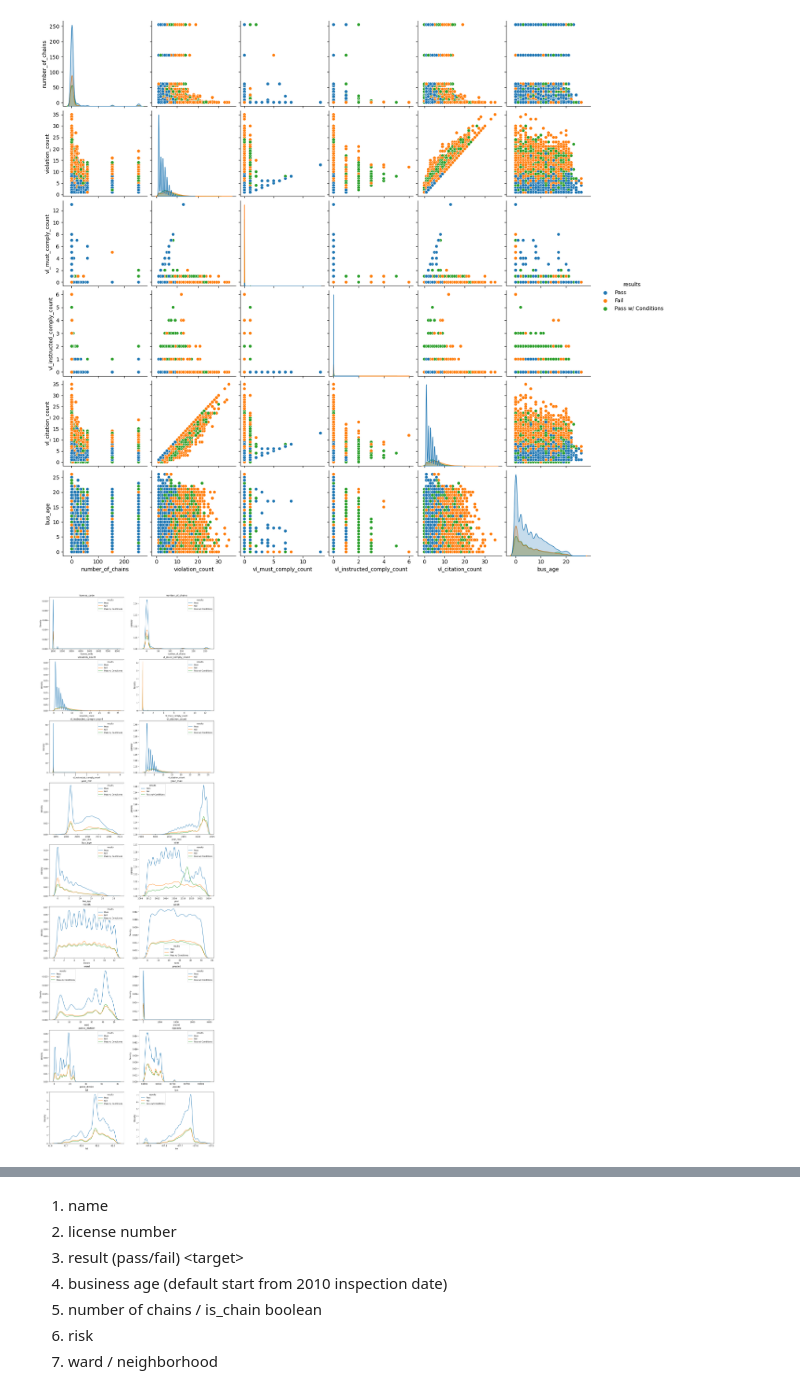
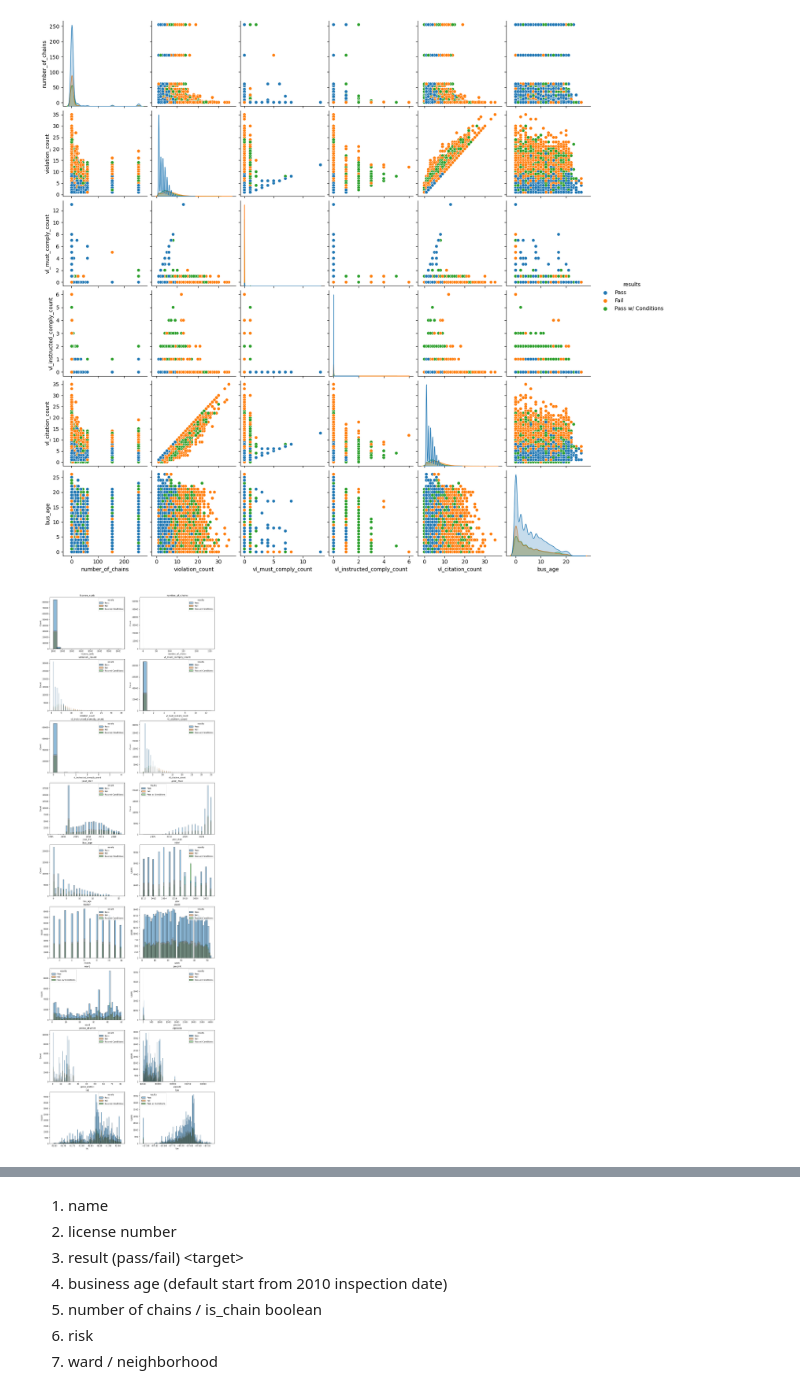
Before and after one commit to ejw-data/proj-food-inspections, a Jupyter notebook: feature_analysis.ipynb, the cells around one changed output, grey strips where cells are left out. Saved outputs shown, nothing was run; the diff lists cells and outputs as text; code cells hidden in the pictures.

```diff
--- a/feature_analysis.ipynb
+++ b/feature_analysis.ipynb
@@ -63,7 +63,7 @@ PIL 9.4.0 asttokens NA backcall 0.2.0 beta_ufunc NA binom_ufunc NA bottleneck 1.
 # %%
 # Read data
 restaurant_df = pd.read_csv('./data/manipulated/combined_data.csv', parse_dates=['inspect_date', 'approx_start_date'])
-restaurant_df['week'] = restaurant_df['inspect_date'].dt.week
+# restaurant_df['week'] = restaurant_df['inspect_date'].dt.week
 restaurant_df.rename(columns={'Unnamed: 0':'original_index'}, inplace=True)
 restaurant_df.head()
 # %% [output]
@@ -440,19 +449,19 @@ sns.pairplot(restaurant_df[numerical_columns], hue='results')
 # %%
 # convert to histogram instead of KDE
 # numerical_columns = restaurant_df.select_dtypes(include=['number']).columns.to_list()
 numerical_columns = ['license_code', 'number_of_chains', 'violation_count', 'vl_must_comply_count', 'vl_instructed_comply_count',
        'vl_citation_count', 'year_min', 'year_max', 'bus_age', 'year', 'month', 'week', 'ward', 'precint',
        'police_district', 'zipcode', 'lat', 'lon']
 
 plots = len(numerical_columns)
 # fig, axes = plt.subplots(nrows=int(math.floor(plots+1)/2), ncols=2, figsize=(15,35))
 
 fig, axes = plt.subplots(nrows=int(math.floor(plots+1)/2), ncols=2, figsize=(15,50))
 for index, plot in enumerate(numerical_columns):
-    sns.kdeplot(data=restaurant_df, x=plot, hue='results', ax=axes[int((index - index%2)/2),index%2 ])
+    sns.histplot(data=restaurant_df, x=plot, hue='results', ax=axes[int((index - index%2)/2),index%2 ])
     axes[int((index - index%2)/2),index%2 ].set_title(plot)
 # sns.stripplot(data=restaurant_df, x='license_code', hue='results', dodge=True, ax=ax)
 # %% [output]
-[figure, old version]
+[figure, new version]
 # %% [markdown]
 **Checks**
```
Also changed, not shown: parts of 8 cells of this notebook, 1 other file.
